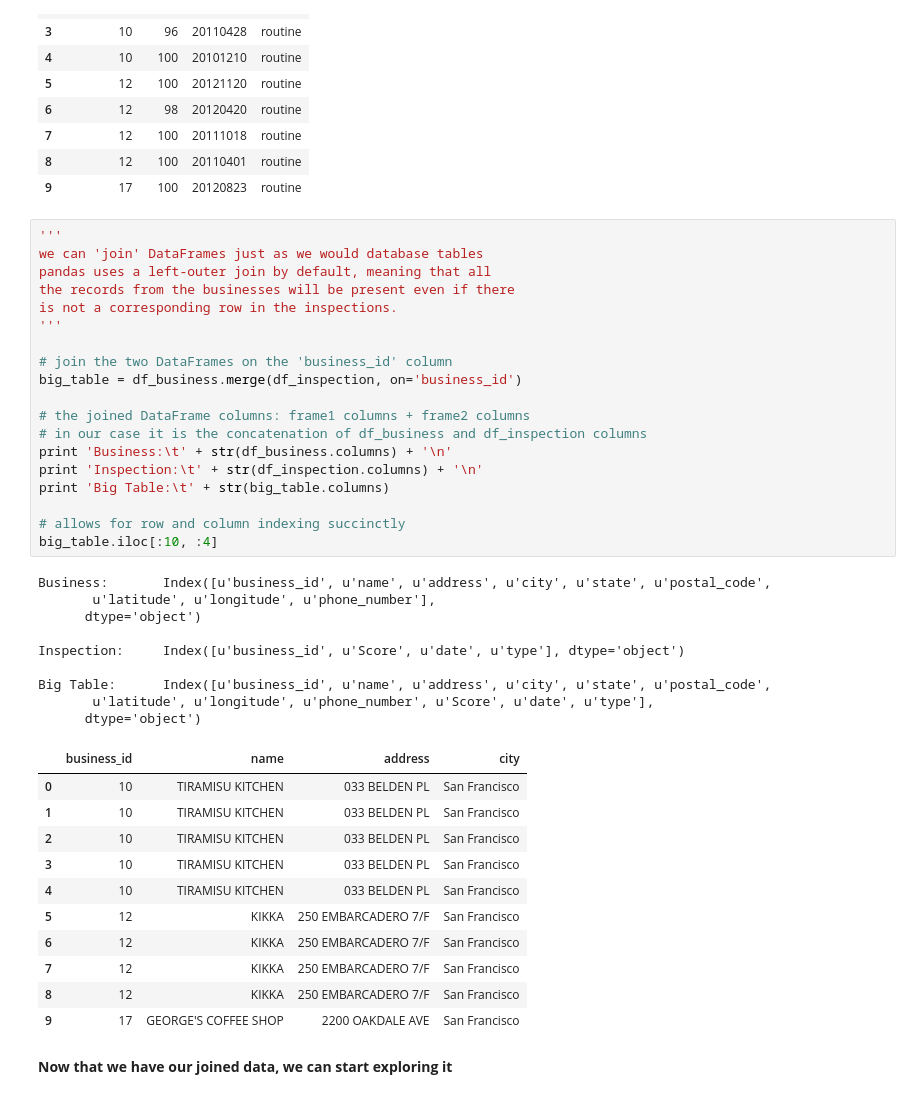
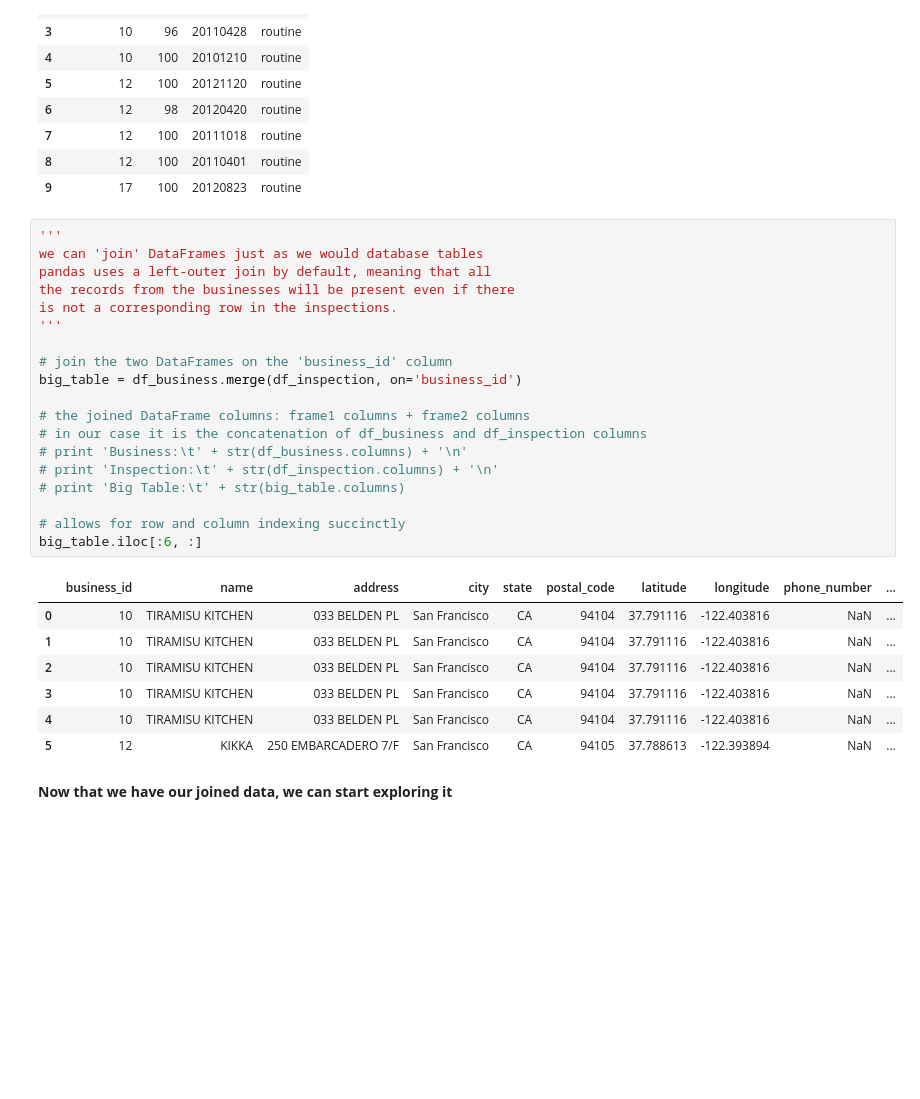
Before and after one commit to 52rtb/data-science, a Jupyter notebook: examples/happy-healthy-hungry/h3.ipynb, the cells around one changed output. Saved outputs shown, nothing was run; the diff lists cells and outputs as text; blank space fills up the shorter version.

```diff
--- a/examples/happy-healthy-hungry/h3.ipynb
+++ b/examples/happy-healthy-hungry/h3.ipynb
@@ -246,43 +251,30 @@ df_inspection.head(10)
 # %%
 '''
 we can 'join' DataFrames just as we would database tables
 pandas uses a left-outer join by default, meaning that all
 the records from the businesses will be present even if there
 is not a corresponding row in the inspections.
 '''
 
 # join the two DataFrames on the 'business_id' column
 big_table = df_business.merge(df_inspection, on='business_id')
 
 # the joined DataFrame columns: frame1 columns + frame2 columns
 # in our case it is the concatenation of df_business and df_inspection columns
-print 'Business:\t' + str(df_business.columns) + '\n'
-print 'Inspection:\t' + str(df_inspection.columns) + '\n'
-print 'Big Table:\t' + str(big_table.columns)
+# print 'Business:\t' + str(df_business.columns) + '\n'
+# print 'Inspection:\t' + str(df_inspection.columns) + '\n'
+# print 'Big Table:\t' + str(big_table.columns)
 
 # allows for row and column indexing succinctly
-big_table.iloc[:10, :4]
+big_table.iloc[:6, :]
 # %% [output]
-Business:       Index([u'business_id', u'name', u'address', u'city', u'state', u'postal_code',
-       u'latitude', u'longitude', u'phone_number'],
-      dtype='object')
-
-Inspection:     Index([u'business_id', u'Score', u'date', u'type'], dtype='object')
-
-Big Table:      Index([u'business_id', u'name', u'address', u'city', u'state', u'postal_code',
-       u'latitude', u'longitude', u'phone_number', u'Score', u'date', u'type'],
-      dtype='object')
-|  | business_id | name | address | city |
-| 0 | 10 | TIRAMISU KITCHEN | 033 BELDEN PL | San Francisco |
-| 1 | 10 | TIRAMISU KITCHEN | 033 BELDEN PL | San Francisco |
-| 2 | 10 | TIRAMISU KITCHEN | 033 BELDEN PL | San Francisco |
-| 3 | 10 | TIRAMISU KITCHEN | 033 BELDEN PL | San Francisco |
-| 4 | 10 | TIRAMISU KITCHEN | 033 BELDEN PL | San Francisco |
-| 5 | 12 | KIKKA | 250 EMBARCADERO 7/F | San Francisco |
-| 6 | 12 | KIKKA | 250 EMBARCADERO 7/F | San Francisco |
-| 7 | 12 | KIKKA | 250 EMBARCADERO 7/F | San Francisco |
-| 8 | 12 | KIKKA | 250 EMBARCADERO 7/F | San Francisco |
-| 9 | 17 | GEORGE'S COFFEE SHOP | 2200 OAKDALE AVE | San Francisco |
+|  | business_id | name | address | city | state | postal_code | latitude | longitude | phone_number | ... |
+| 0 | 10 | TIRAMISU KITCHEN | 033 BELDEN PL | San Francisco | CA | 94104 | 37.791116 | -122.403816 | NaN | ... |
+| 1 | 10 | TIRAMISU KITCHEN | 033 BELDEN PL | San Francisco | CA | 94104 | 37.791116 | -122.403816 | NaN | ... |
+| 2 | 10 | TIRAMISU KITCHEN | 033 BELDEN PL | San Francisco | CA | 94104 | 37.791116 | -122.403816 | NaN | ... |
+| 3 | 10 | TIRAMISU KITCHEN | 033 BELDEN PL | San Francisco | CA | 94104 | 37.791116 | -122.403816 | NaN | ... |
+| 4 | 10 | TIRAMISU KITCHEN | 033 BELDEN PL | San Francisco | CA | 94104 | 37.791116 | -122.403816 | NaN | ... |
+| 5 | 12 | KIKKA | 250 EMBARCADERO 7/F | San Francisco | CA | 94105 | 37.788613 | -122.393894 | NaN | ... |
 # %% [markdown]
 __Now that we have our joined data, we can start exploring it__
 # %%
```
Also changed, not shown: parts of 16 cells of this notebook, 6 other files.
